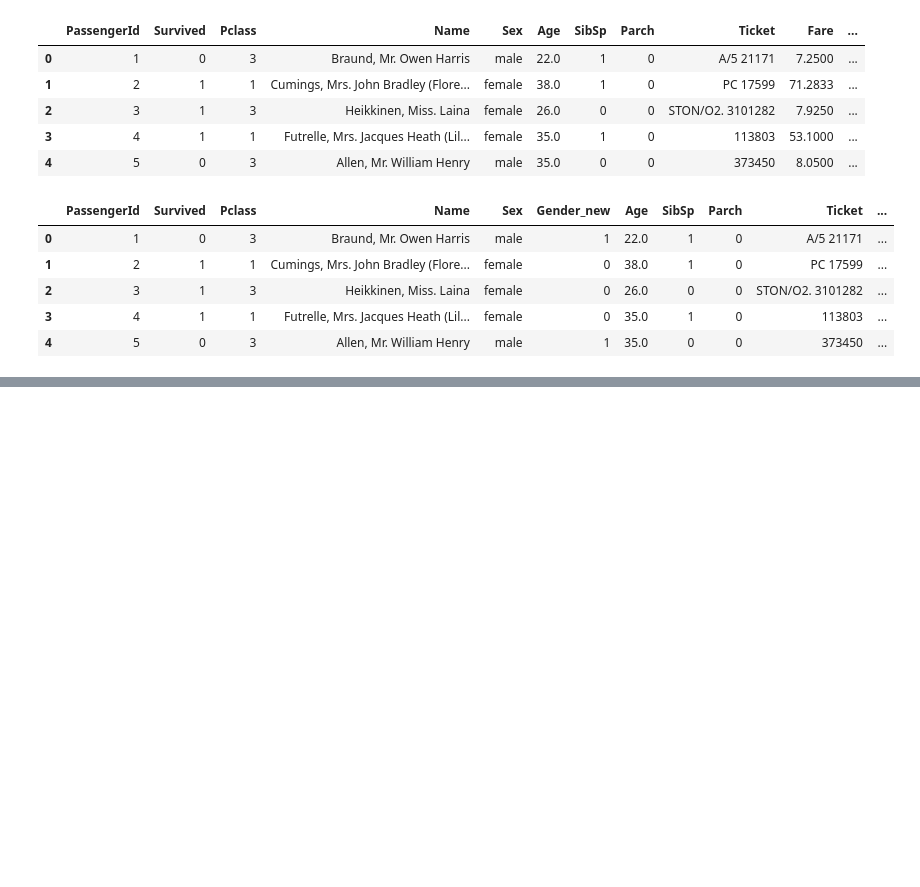
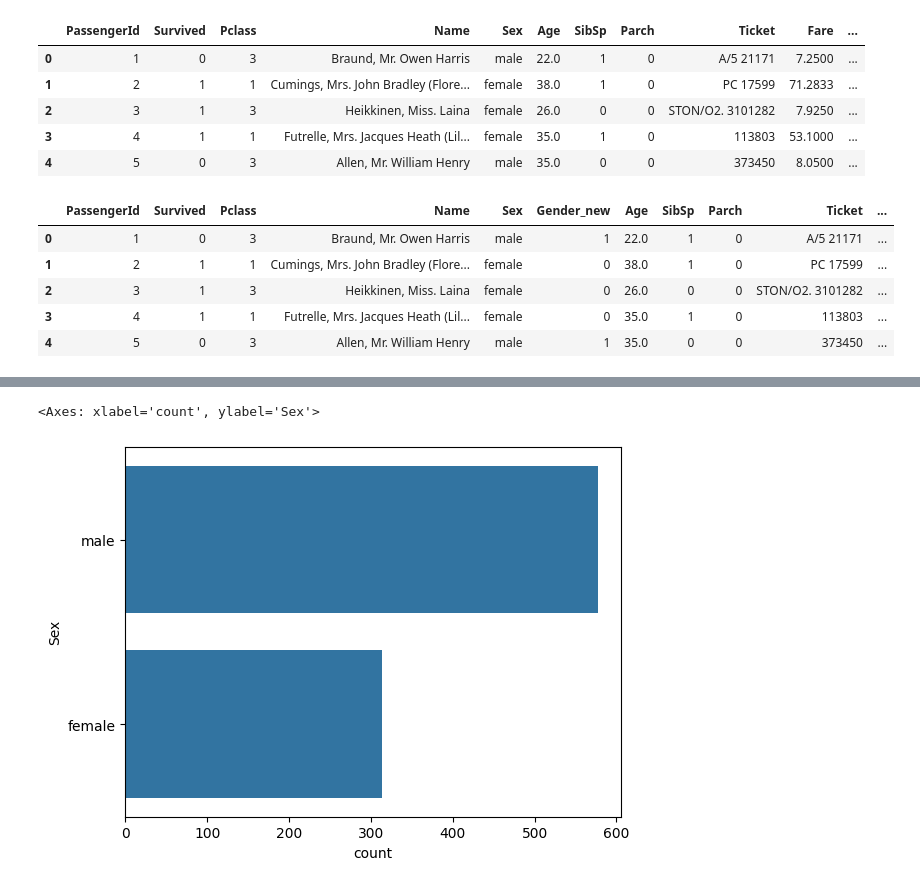
Before and after one commit to DHARUN437/eda_projects, a Jupyter notebook: disaster_data.ipynb, the cells around one changed output, grey strips where cells are left out. Saved outputs shown, nothing was run; the diff lists cells and outputs as text; code cells hidden in the pictures; blank space fills up the shorter version.

```diff
--- a/disaster_data.ipynb
+++ b/disaster_data.ipynb
@@ -298,0 +380,5 @@ data.head()
+# %%
+sns.countplot(data['Sex'])
+# %% [output]
+<Axes: xlabel='count', ylabel='Sex'>
+[figure, added]
```
Also changed, not shown: parts of 29 cells of this notebook.
